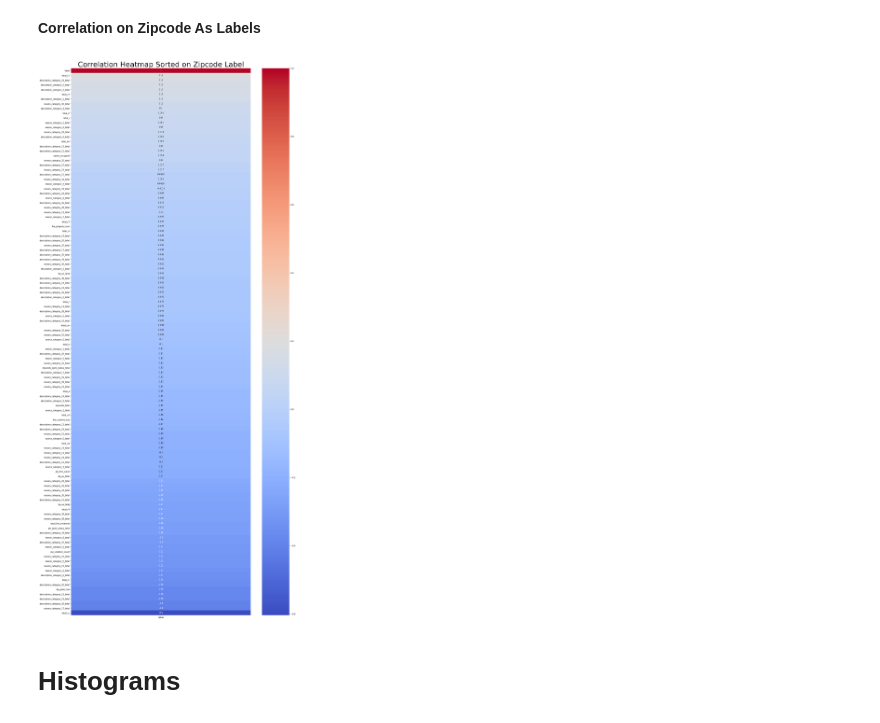
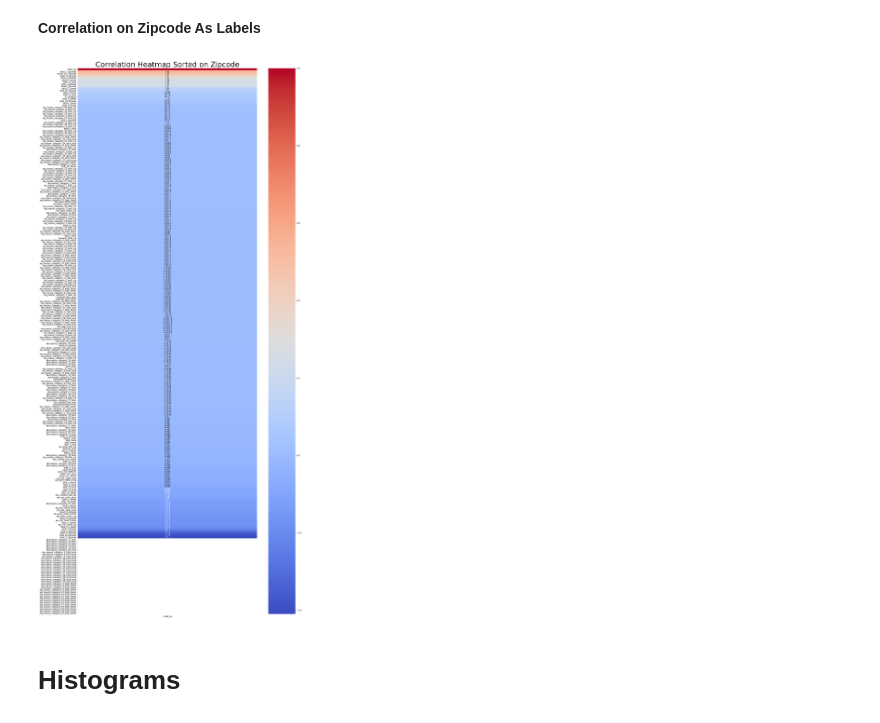
Before and after one commit to patruq/urban-at-risk, a Jupyter notebook: code/03-visuals-eda.ipynb, the cells around one changed output. Drawn from its saved outputs; the diff is of its cells as text; code cells hidden in the pictures.

```diff
--- a/code/03-visuals-eda.ipynb
+++ b/code/03-visuals-eda.ipynb
@@ -158,13 +163,13 @@ t = f.suptitle("Correlations")
 # %%
 plt.figure(figsize=(20, 50))
 
-plt.title("Correlation Heatmap Sorted on Zipcode Label", fontsize=36)
+plt.title("Correlation Heatmap Sorted on Zipcode", fontsize=36)
 sns.heatmap(corr_main.drop("zipcode")[
-           ["label"]].sort_values(by=["label"], ascending=False),
+           ["label_zip"]].sort_values(by=["label_zip"], ascending=False),
            cmap="coolwarm",
            annot=True);
 # %% [output]
-[figure, old version]
+[figure, new version]
 # %% [markdown]
 # Histograms
 # %% [markdown]
```
Also changed, not shown: parts of 11 cells of this notebook, 2 other files.
